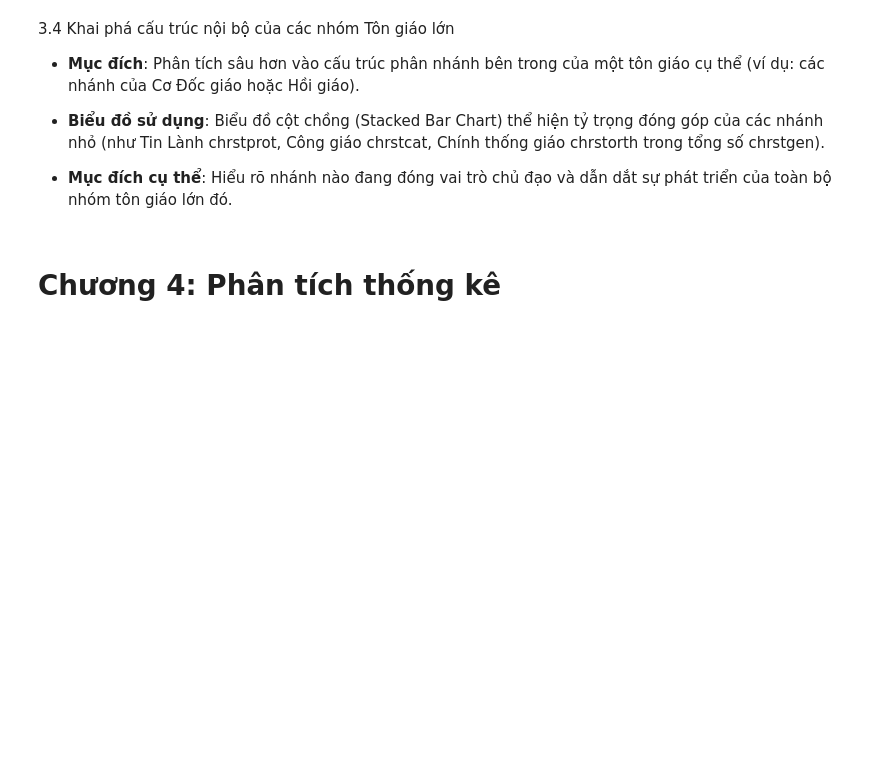
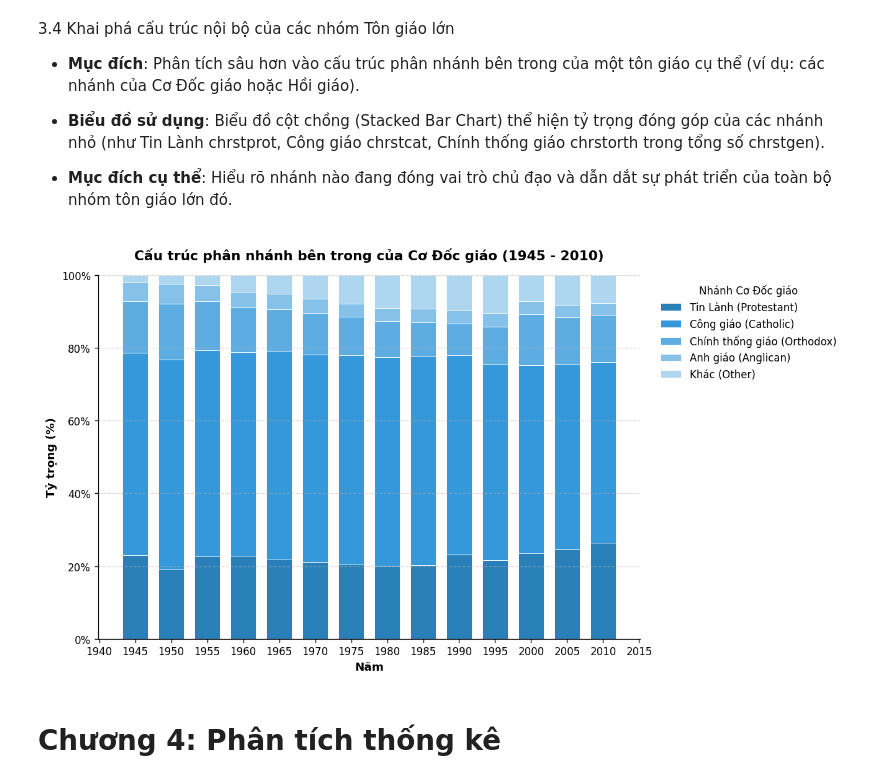
Before and after one commit to 28-TranTrungKien-24174600028/Do_An_1_Nhom_2_3_DHKL18A1HN, a Jupyter notebook: Đồ án 1.ipynb, the cells around one changed output. Cells and saved outputs as stored; diff of their text form; code cells hidden in the pictures; blank space fills up the shorter version.

```diff
--- a/Đồ án 1.ipynb
+++ b/Đồ án 1.ipynb
@@ -445,6 +746,79 @@ Tổng sai lệch tuyệt đối giữa 'chrstgen' và tổng 5 nhánh Cơ Đố
 *   **Biểu đồ sử dụng**: Biểu đồ cột chồng (Stacked Bar Chart) thể hiện tỷ trọng đóng góp của các nhánh nhỏ (như Tin Lành chrstprot, Công giáo chrstcat, Chính thống giáo chrstorth trong tổng số chrstgen).
 
 *   **Mục đích cụ thể**: Hiểu rõ nhánh nào đang đóng vai trò chủ đạo và dẫn dắt sự phát triển của toàn bộ nhóm tôn giáo lớn đó.
+# %%
+import pandas as pd
+import numpy as np
+import matplotlib.pyplot as plt
+import matplotlib.ticker as mt
+
+# Kiểm tra nếu chưa có dữ liệu df_clean thì tiến hành nạp tự động
+if 'df_clean' not in locals() and 'df_clean' not in globals():
+    print("Phát hiện df_clean chưa được định nghĩa. Đang tự động nạp và chuẩn hóa dữ liệu...")
+    url = "https://raw.githubusercontent.com/28-TranTrungKien-24174600028/Do_An_1_Nhom_2_3_DHKL18A1HN/refs/heads/main/WRP%20global%20data.csv"
+    df_temp = pd.read_csv(url)
+    df_temp.columns = df_temp.columns.str.lower().str.strip()
+    df_clean = df_temp.drop_duplicates(subset=['year']).copy()
+    df_clean['year'] = df_clean['year'].astype(int)
+
+# Thiết lập cấu hình hiển thị biểu đồ
+plt.rcParams.update({"font.family": "DejaVu Sans", "figure.dpi": 120,
+                      "axes.spines.top": False, "axes.spines.right": False})
+
+# 1. Khai phá cấu trúc nội bộ các nhánh của Cơ Đốc giáo
+chrst_sub_cols = ['chrstprot', 'chrstcat', 'chrstorth', 'chrstang', 'chrstothr']
+chrst_names = {
+    'chrstprot': 'Tin Lành (Protestant)',
+    'chrstcat': 'Công giáo (Catholic)',
+    'chrstorth': 'Chính thống giáo (Orthodox)',
+    'chrstang': 'Anh giáo (Anglican)',
+    'chrstothr': 'Khác (Other)'
+}
+
+# Lọc các cột có thực
+valid_chrst_subs = [c for c in chrst_sub_cols if c in df_clean.columns]
+
+df_chrst = df_clean[['year'] + valid_chrst_subs].copy()
+df_chrst['year'] = pd.to_numeric(df_chrst['year'], errors='coerce')
+
+for col in valid_chrst_subs:
+    if df_chrst[col].dtype == object:
+        df_chrst[col] = df_chrst[col].astype(str).str.replace(',', '', regex=False).str.strip()
+    df_chrst[col] = pd.to_numeric(df_chrst[col], errors='coerce').fillna(0)
+
+# Tính tổng để đổi sang tỷ lệ % (100% chồng)
+df_chrst['total'] = df_chrst[valid_chrst_subs].sum(axis=1)
+df_chrst_pct = pd.DataFrame({'year': df_chrst['year']})
+for col in valid_chrst_subs:
+    df_chrst_pct[col] = (df_chrst[col] / df_chrst['total']) * 100
+df_chrst_pct = df_chrst_pct.set_index('year')
+
+# Vẽ biểu đồ Stacked Bar Chart cho Cơ Đốc giáo
+fig, ax = plt.subplots(figsize=(11, 6))
+colors_chrst = ['#2980b9', '#3498db', '#5dade2', '#85c1e9', '#aed6f1']
+bottom = np.zeros(len(df_chrst_pct))
+
+for i, col in enumerate(valid_chrst_subs):
+    values = df_chrst_pct[col].values
+    label = chrst_names.get(col, col)
+    ax.bar(df_chrst_pct.index, values, bottom=bottom, label=label,
+           color=colors_chrst[i % len(colors_chrst)], width=3.5, edgecolor='white', linewidth=0.5)
+    bottom += values
+
+ax.set_title("Cấu trúc phân nhánh bên trong của Cơ Đốc giáo (1945 - 2010)", fontsize=13, fontweight="bold", pad=15)
+ax.set_xlabel("Năm", fontsize=11, fontweight="bold")
+ax.set_ylabel("Tỷ trọng (%)", fontsize=11, fontweight="bold")
+ax.set_ylim(0, 100)
+ax.yaxis.set_major_formatter(mt.FuncFormatter(lambda v, _: f"{v:.0f}%"))
+ax.xaxis.set_major_locator(mt.MultipleLocator(5))
+ax.grid(axis='y', linestyle='--', alpha=0.5)
+ax.legend(title="Nhánh Cơ Đốc giáo", bbox_to_anchor=(1.02, 1), loc='upper left', frameon=True, facecolor='white', edgecolor='none')
+
+plt.tight_layout()
+plt.savefig("hinh_3_4_co_cau_co_doc_giao.png", bbox_inches="tight")
+plt.show()
+# %% [output]
+[figure, added]
 # %% [markdown]
 # **Chương 4: Phân tích thống kê**
 # %% [markdown]
```
Also changed, not shown: parts of 3 cells of this notebook.
